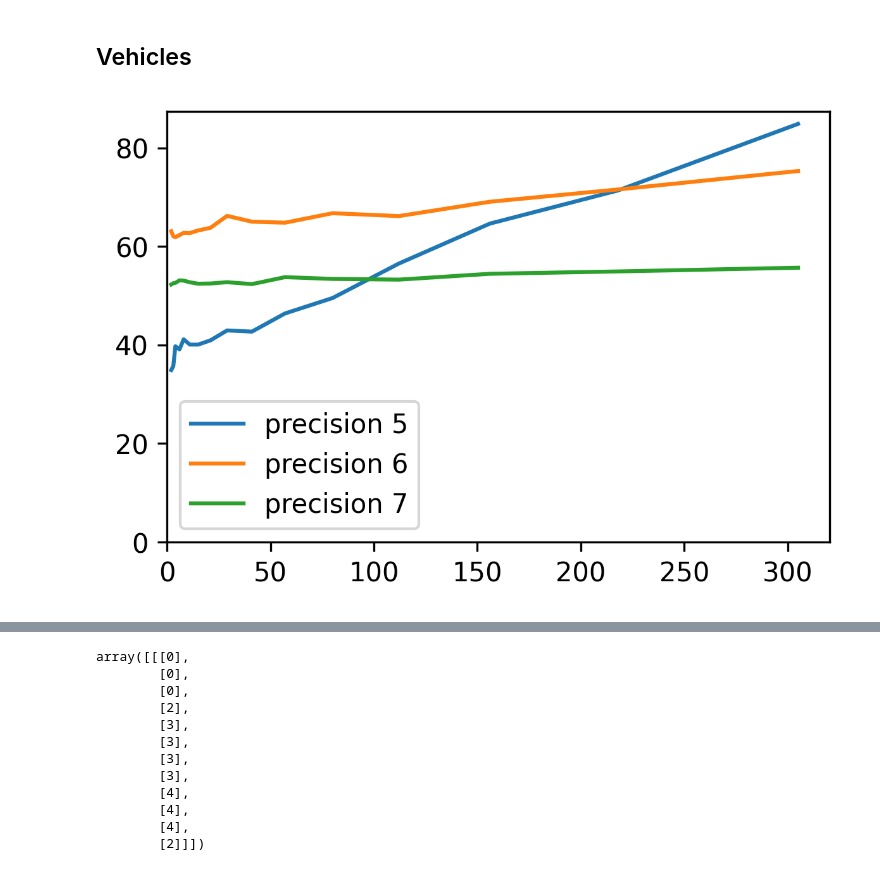
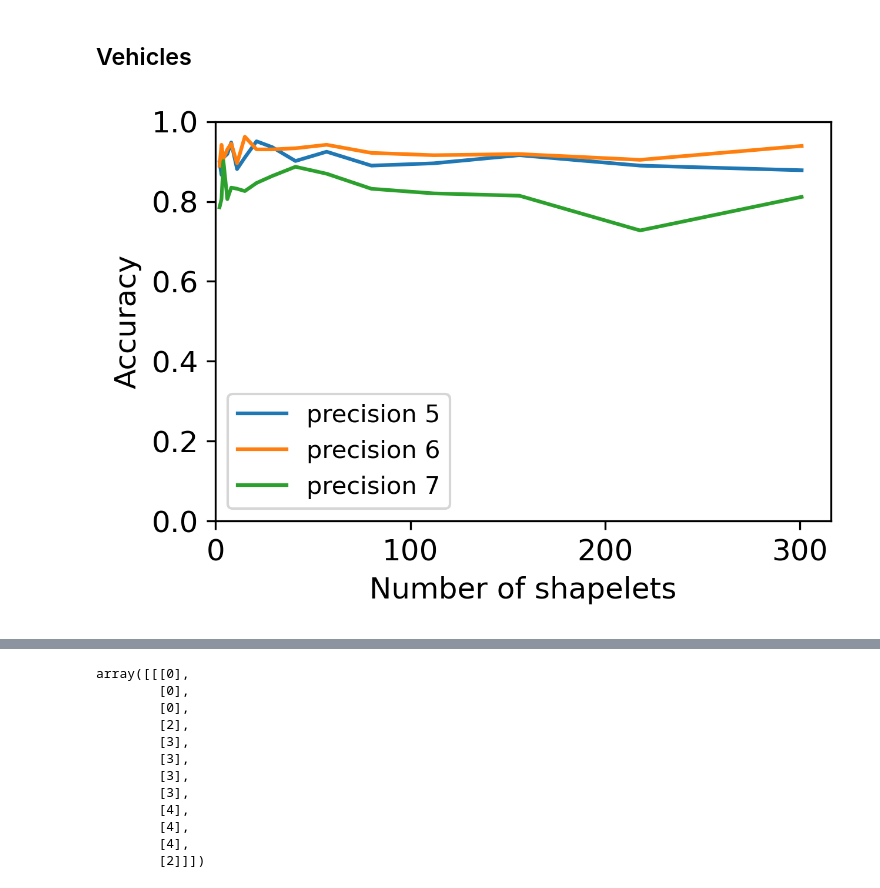
Before and after one commit to cri98li/cri98tj, a Jupyter notebook: Notebooks per grafici/Confronti nostri modelli.ipynb, the cells around one changed output, grey strips where cells are left out. Saved outputs shown, nothing was run; the diff lists cells and outputs as text; code cells hidden in the pictures.

```diff
--- a/Notebooks per grafici/Confronti nostri modelli.ipynb
+++ b/Notebooks per grafici/Confronti nostri modelli.ipynb
@@ -102,24 +112,27 @@ nMov_RIG5 = pd.read_csv("../experiments/Test n_movelet vehicle RIG 5.csv")
 nMov_RIG6 = pd.read_csv("../experiments/Test n_movelet vehicle RIG 6.csv")
 nMov_RIG7 = pd.read_csv("../experiments/Test n_movelet vehicle RIG 7.csv")
 # %%
-plt.plot(nMov_RIG5.n[:-2], nMov_RIG5.t[:-2]/1000, label="precision 5")
-plt.plot(nMov_RIG6.n[:-2], nMov_RIG6.t[:-2]/1000, label="precision 6")
-plt.plot(nMov_RIG7.n[:-2], nMov_RIG7.t[:-2]/1000, label="precision 7")
+plt.plot(nMov_RIG5.n[:-2], nMov_RIG5.acc[:-2]*5/3, label="precision 5")
+plt.plot(nMov_RIG6.n[:-2], nMov_RIG6.acc[:-2]*5/3, label="precision 6")
+plt.plot(nMov_RIG7.n[:-2], nMov_RIG7.acc[:-2]*5/3, label="precision 7")
 
 
 plt.legend()
-plt.ylim(ymin=0)
+plt.ylim(ymin=0, ymax=1)
 plt.xlim(xmin=0)
 fig = plt.gcf()
 fig.set_size_inches(4.5, 3)
+plt.xlabel('Number of shapelets', fontsize=12)
+plt.ylabel('Accuracy', fontsize=12)
+plt.tick_params(axis='both', which='major', labelsize=12)
 fig.set_dpi(300)
-#plt.savefig("Vehicle RIG.pdf", bbox_inches='tight')
+plt.savefig("Vehicle RIG.pdf", bbox_inches='tight')
 
 
 
 plt.show()
 # %% [output]
-[figure, old version]
+[figure, new version]
 # %%
 nMov_R5 = pd.read_csv("../experiments/Test n_movelet vehicle R 5.csv")
 nMov_R6 = pd.read_csv("../experiments/Test n_movelet vehicle R 6.csv")
```
Also changed, not shown: parts of 11 cells of this notebook, 46 other files.
